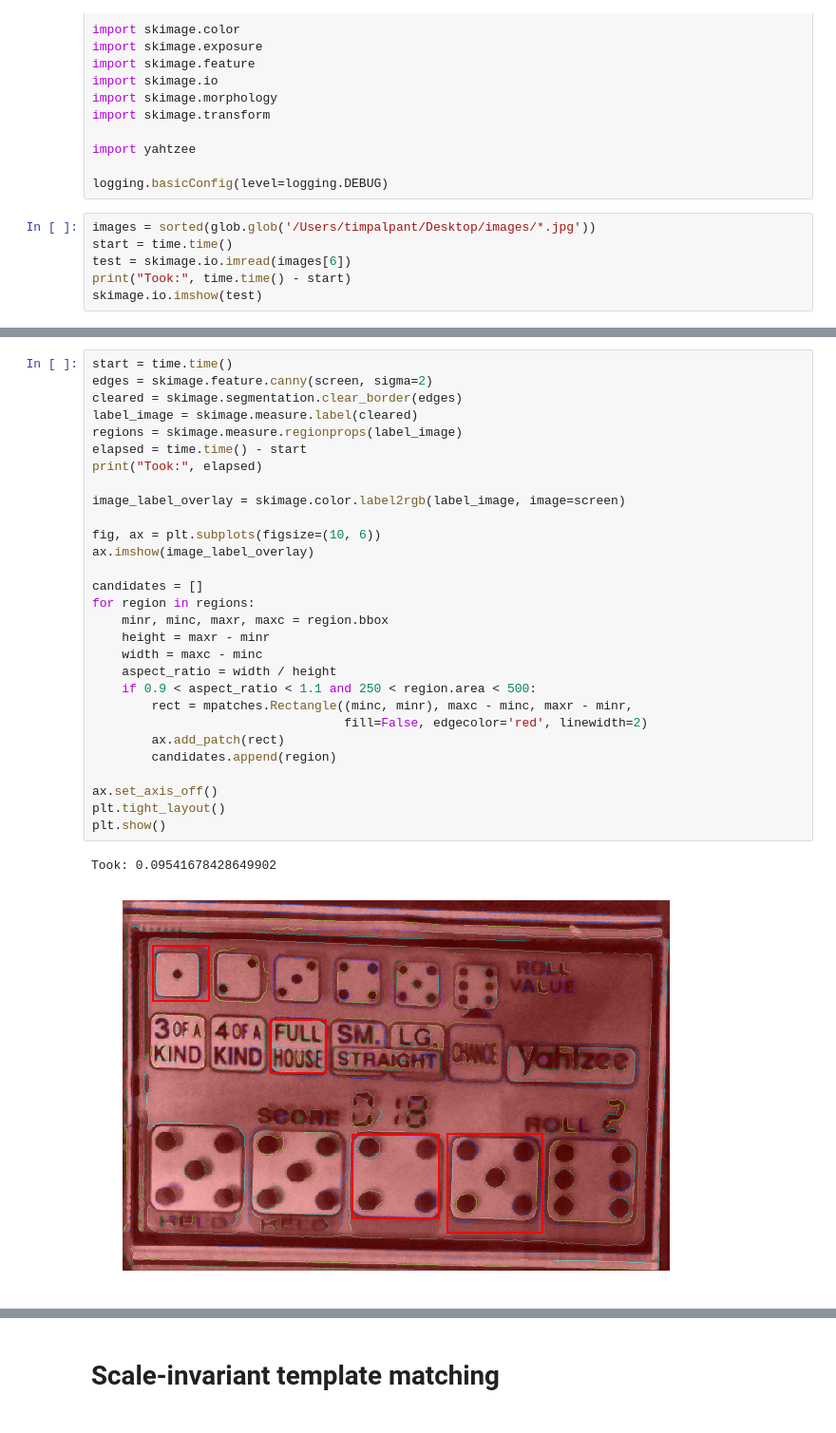
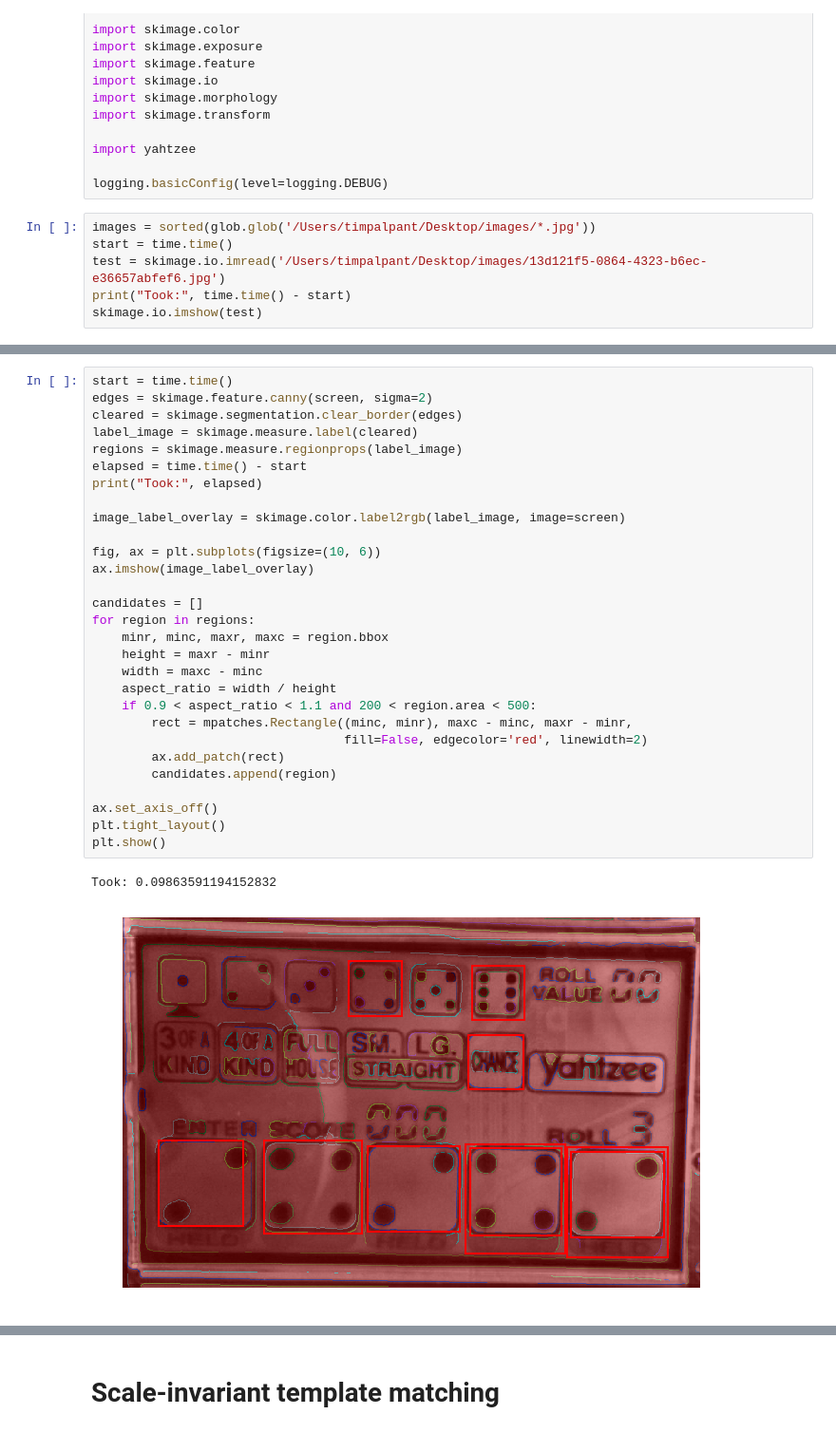
Before and after one commit to timpalpant/yahtzee, a Jupyter notebook: image_processor/Yahtzee.ipynb, the cells around one changed output, grey strips where cells are left out. Shown at 95% size. Saved outputs shown, nothing was run; the diff lists cells and outputs as text.

Commit message:
Improve range for identifying dice regions

```diff
--- a/image_processor/Yahtzee.ipynb
+++ b/image_processor/Yahtzee.ipynb
@@ -20,7 +20,7 @@ logging.basicConfig(level=logging.DEBUG)
 # %%
 images = sorted(glob.glob('/Users/timpalpant/Desktop/images/*.jpg'))
 start = time.time()
-test = skimage.io.imread(images[6])
+test = skimage.io.imread('/Users/timpalpant/Desktop/images/13d121f5-0864-4323-b6ec-e36657abfef6.jpg')
 print("Took:", time.time() - start)
 skimage.io.imshow(test)
 # %% [output]
@@ -96,35 +85,35 @@ Took: 0.21016979217529297
 # %%
 start = time.time()
 edges = skimage.feature.canny(screen, sigma=2)
 cleared = skimage.segmentation.clear_border(edges)
 label_image = skimage.measure.label(cleared)
 regions = skimage.measure.regionprops(label_image)
 elapsed = time.time() - start
 print("Took:", elapsed)
 
 image_label_overlay = skimage.color.label2rgb(label_image, image=screen)
 
 fig, ax = plt.subplots(figsize=(10, 6))
 ax.imshow(image_label_overlay)
 
 candidates = []
 for region in regions:
     minr, minc, maxr, maxc = region.bbox
     height = maxr - minr
     width = maxc - minc
     aspect_ratio = width / height
-    if 0.9 < aspect_ratio < 1.1 and 250 < region.area < 500:
+    if 0.9 < aspect_ratio < 1.1 and 200 < region.area < 500:
         rect = mpatches.Rectangle((minc, minr), maxc - minc, maxr - minr,
                                   fill=False, edgecolor='red', linewidth=2)
         ax.add_patch(rect)
         candidates.append(region)
 
 ax.set_axis_off()
 plt.tight_layout()
 plt.show()
 # %% [output]
-Took: 0.09541678428649902
+Took: 0.09863591194152832
-[figure, old version]
+[figure, new version]
 # %%
 start = time.time()
 screen = yahtzee.extract_viewport(test)
```
Also changed, not shown: parts of 12 cells of this notebook, 3 other files.
